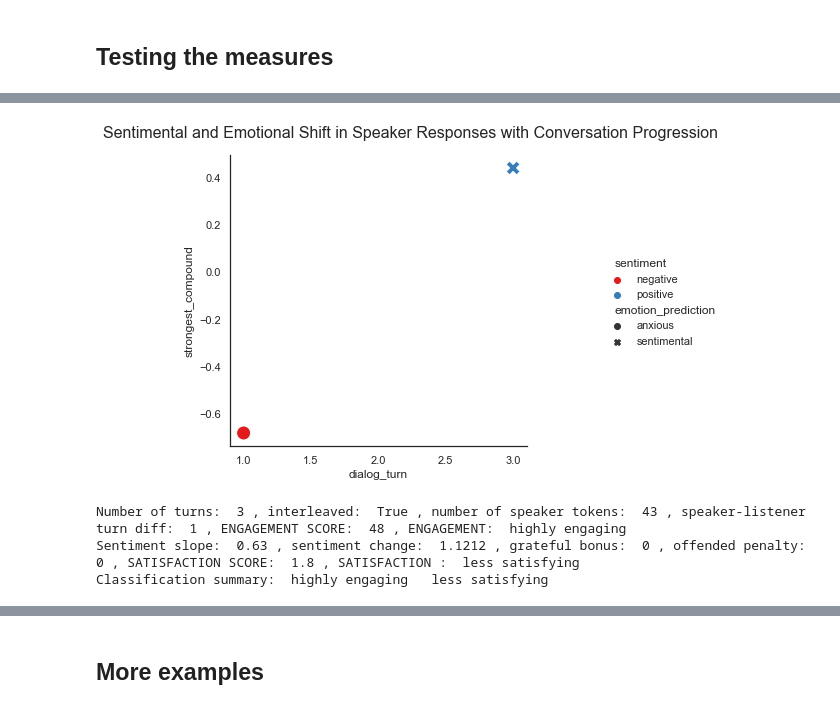
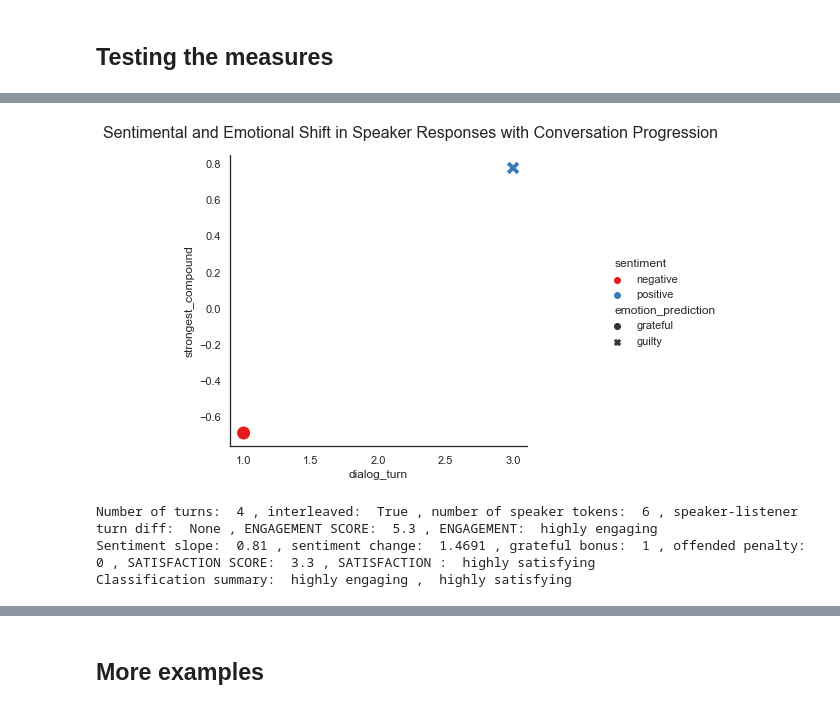
Before and after one commit to cetsen/therapeutic-chatbot, a Jupyter notebook: engagement_satisfaction.ipynb, the cells around one changed output, grey strips where cells are left out. Saved outputs shown, nothing was run; the diff lists cells and outputs as text; code cells hidden in the pictures.

```diff
--- a/engagement_satisfaction.ipynb
+++ b/engagement_satisfaction.ipynb
@@ -160,15 +166,22 @@ def is_interleaved_conversation(speaker, listener, conversation):
 def calculate_engagement_score(num_turns, interleaved, sum_token_length, diff):
     num_turns_weight = 1
     interleaved_weight = 1
-    token_length_weight = 1
-    diff_weight = 1
+    token_length_weight = 0.05
+    diff_weight = -1
 
+    # Set an upper limit to token length's effect on engagement
+    if sum_token_length >= 30:
+        token_length_score = 30
+    else:
+        token_length_score = sum_token_length
+
+    # Convert boolean to int
     if interleaved == True:
         interleaved_int = 1
     else:
-        interleaved_int = 0
+        interleaved_int = -1
 
-    return num_turns_weight*num_turns + interleaved_weight*interleaved + token_length_weight*sum_token_length + diff_weight*diff
+    return num_turns_weight*num_turns + interleaved_weight*interleaved + token_length_weight*token_length_score + diff_weight*diff
 # %%
 def calculate_engagement(speaker, listener, conversation):
     conversation, num_speaker_responses, num_listener_responses = merge_consecutive_speaker_responses(conversation, speaker, listener)
@@ -178,11 +191,11 @@ def calculate_engagement(speaker, listener, conversation):
     interleaved = is_interleaved_conversation(speaker, listener, conversation)
     num_turns = len(conversation)
     engagement = ""
-    threshold = 2
+    threshold = 4
 
     engagement_score = calculate_engagement_score(num_turns, interleaved, sum_token_length, diff)
 
-    if engagement_score > 2:
+    if engagement_score > threshold:
         engagement = "highly engaging"
     else:
         engagement = "less engaging"
@@ -235,11 +248,11 @@ def contains_grateful_tokens(conversation, speaker):
     tokens = nltk.word_tokenize(conversation["text"].iloc[index].lower())
     tokens = list(filter(lambda tokens: tokens not in string.punctuation, tokens)) # TOIMPROVE: exclude quotation marks
 
-    # TODO: finish lexicon of gratitude words towards listener
+    # TOIMPROVE: finish list of gratitude words
+    # TOIMPROVE: enable checking phrases using spacy https://stackabuse.com/python-for-nlp-vocabulary-and-phrase-matching-with-spacy/
     gratitude_words = ['thank', 'means a lot to me', 'thanks', 'appreciate', 'your support', 'your help']
 
-    if gratitude_words in tokens:
-        return True
+    grateful = True if sum(i in tokens for i in gratitude_words) > 0 else False
 
-    return False
+    return grateful
 # %%
@@ -365,8 +359,8 @@ df[df["conversation_id"] == conversation_id]
 # %%
-test_examples(conversation_id)
+test_examples(737)
 # %% [output]
-[figure, old version]
+[figure, new version]
-Number of turns:  3 , interleaved:  True , number of speaker tokens:  43 , speaker-listener turn diff:  1 , ENGAGEMENT SCORE:  48 , ENGAGEMENT:  highly engaging
-Sentiment slope:  0.63 , sentiment change:  1.1212 , grateful bonus:  0 , offended penalty:  0 , SATISFACTION SCORE:  1.8 , SATISFACTION :  less satisfying
-Classification summary:  highly engaging   less satisfying
+Number of turns:  4 , interleaved:  True , number of speaker tokens:  6 , speaker-listener turn diff:  None , ENGAGEMENT SCORE:  5.3 , ENGAGEMENT:  highly engaging
+Sentiment slope:  0.81 , sentiment change:  1.4691 , grateful bonus:  1 , offended penalty:  0 , SATISFACTION SCORE:  3.3 , SATISFACTION :  highly satisfying
+Classification summary:  highly engaging ,  highly satisfying
 |  | conversation_id | subreddit | post_title | author | dialog_turn | text | compound | sentiment | ... |
```
Also changed, not shown: parts of 21 cells of this notebook.
